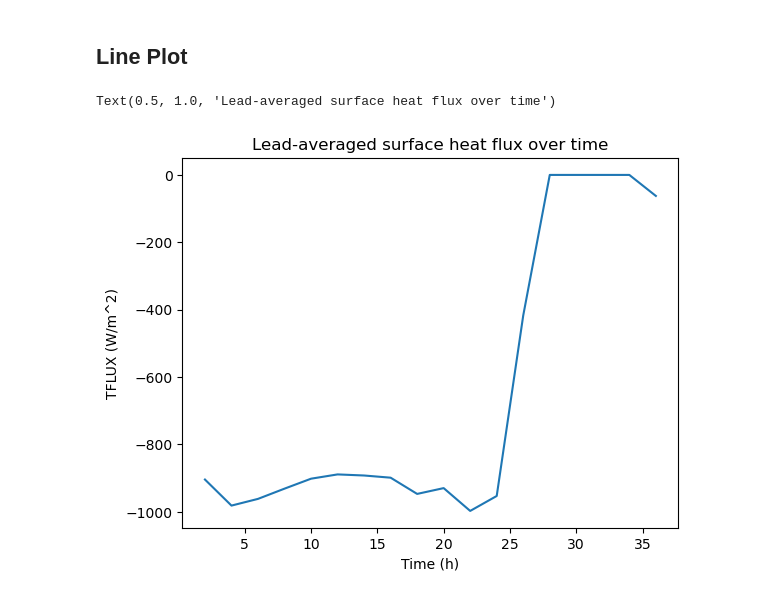
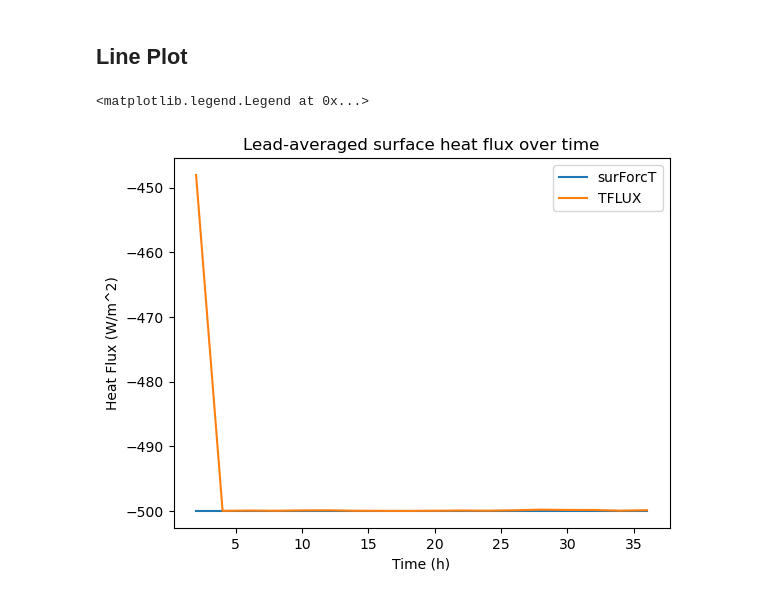
Before and after one commit to marlene-schramm/MSc_data_analysis, a Jupyter notebook: model_output/diag_surf_heat_flux.ipynb, the cells around one changed output. Cells and saved outputs as stored; diff of their text form; code cells hidden in the pictures.

```diff
--- a/model_output/diag_surf_heat_flux.ipynb
+++ b/model_output/diag_surf_heat_flux.ipynb
@@ -30,8 +30,11 @@ output_dir = "../../MITgcm/so_plumes/" + model_run
 with warnings.catch_warnings():
     warnings.simplefilter("ignore", category=FutureWarning)
 
-    # open dataset
+    # diagnostic dataset
     surfDiag = open_mdsdataset(output_dir, prefix = ['surfDiag'], delta_t = delta_t, geometry = "cartesian")
+
+    # output dataset
+    ds = open_mdsdataset(output_dir, prefix = ['Eta', 'U', 'W', 'T', 'V', 'S', 'PH'], delta_t = delta_t, geometry = "cartesian")
 # %% [markdown]
 ## Heat Fluxes
 # %% [markdown]
@@ -62,13 +81,20 @@ surfDiag.TFLUX.sel(time=t, XC=slice(xmin, xmax)).plot(x="XC", y="YC", cmap=cmo.t
 ## Line Plot
 # %%
 # lead-spatially averaged TFLUX over time
-TFLUX_lead = surfDiag.TFLUX.sel(XC=slice(1142, 1238))
-TFLUX_lead_mean = TFLUX_lead.mean(dim = ["XC", "YC"])
+surfDiag_lead = surfDiag.isel(XC=slice(285, 310)) # or .sel with slice(1142, 1238)
+surfDiag_lead_mean = surfDiag_lead.mean(dim = ["XC", "YC"])
 
-plt.plot(TFLUX_lead_mean.time/(60*60*1e9), TFLUX_lead_mean)
-plt.ylabel("TFLUX (W/m^2)")
+# plt.plot(surfDiag_lead_mean.time/(60*60*1e9), surfDiag_lead_mean.oceQnet, label = "oceQnet")
+plt.plot(surfDiag_lead_mean.time/(60*60*1e9), surfDiag_lead_mean.surForcT, label = "surForcT")
+plt.plot(surfDiag_lead_mean.time/(60*60*1e9), surfDiag_lead_mean.TFLUX, label = "TFLUX")
+
+
+# plt.ylim(-510, -400)
+
+plt.ylabel("Heat Flux (W/m^2)")
 plt.xlabel("Time (h)")
 plt.title("Lead-averaged surface heat flux over time")
+plt.legend()
 # %% [output]
-Text(0.5, 1.0, 'Lead-averaged surface heat flux over time')
+<matplotlib.legend.Legend at 0x...>
-[figure, old version]
+[figure, new version]
```
Also changed, not shown: parts of 8 cells of this notebook.
